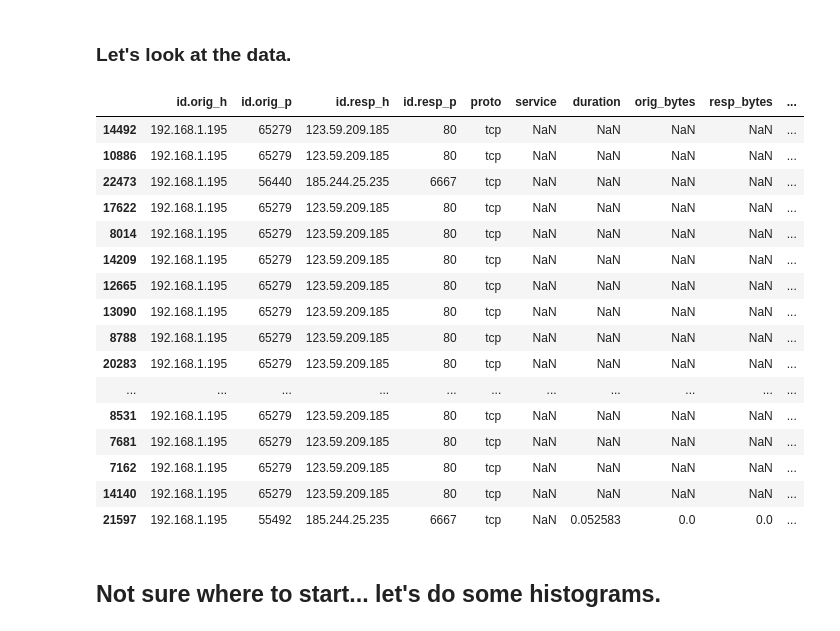
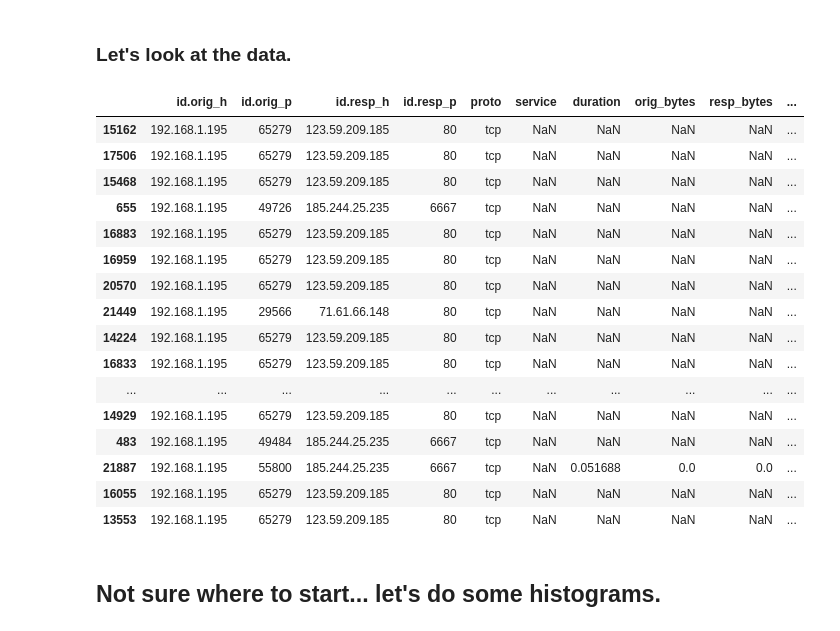
Before and after one commit to sdave777/Internet-of-Things_IDS_Data, a Jupyter notebook: notebooks/Scratch.ipynb, the cells around one changed output. Saved outputs shown, nothing was run; the diff lists cells and outputs as text; code cells hidden in the pictures.

```diff
--- a/Scratch.ipynb
+++ b/notebooks/Scratch.ipynb
@@ -6,29 +6,29 @@ import seaborn as sns
 # %% [markdown]
 ### Let's look at the data.
 # %%
-data = pd.read_csv('data/IOTNET24_IDS.csv').drop('Unnamed: 0', axis=1)
+data = pd.read_csv('../data/IOTNET24_IDS.csv').drop('Unnamed: 0', axis=1)
 
 data['duration'] = data['duration'] / 60
 
 data.sample(30)
 # %% [output]
 |  | id.orig_h | id.orig_p | id.resp_h | id.resp_p | proto | service | duration | orig_bytes | resp_bytes | ... |
-| 14492 | 192.168.1.195 | 65279 | 123.59.209.185 | 80 | tcp | NaN | NaN | NaN | NaN | ... |
-| 10886 | 192.168.1.195 | 65279 | 123.59.209.185 | 80 | tcp | NaN | NaN | NaN | NaN | ... |
-| 22473 | 192.168.1.195 | 56440 | 185.244.25.235 | 6667 | tcp | NaN | NaN | NaN | NaN | ... |
-| 17622 | 192.168.1.195 | 65279 | 123.59.209.185 | 80 | tcp | NaN | NaN | NaN | NaN | ... |
-| 8014 | 192.168.1.195 | 65279 | 123.59.209.185 | 80 | tcp | NaN | NaN | NaN | NaN | ... |
-| 14209 | 192.168.1.195 | 65279 | 123.59.209.185 | 80 | tcp | NaN | NaN | NaN | NaN | ... |
-| 12665 | 192.168.1.195 | 65279 | 123.59.209.185 | 80 | tcp | NaN | NaN | NaN | NaN | ... |
-| 13090 | 192.168.1.195 | 65279 | 123.59.209.185 | 80 | tcp | NaN | NaN | NaN | NaN | ... |
-| 8788 | 192.168.1.195 | 65279 | 123.59.209.185 | 80 | tcp | NaN | NaN | NaN | NaN | ... |
-| 20283 | 192.168.1.195 | 65279 | 123.59.209.185 | 80 | tcp | NaN | NaN | NaN | NaN | ... |
+| 15162 | 192.168.1.195 | 65279 | 123.59.209.185 | 80 | tcp | NaN | NaN | NaN | NaN | ... |
+| 17506 | 192.168.1.195 | 65279 | 123.59.209.185 | 80 | tcp | NaN | NaN | NaN | NaN | ... |
+| 15468 | 192.168.1.195 | 65279 | 123.59.209.185 | 80 | tcp | NaN | NaN | NaN | NaN | ... |
+| 655 | 192.168.1.195 | 49726 | 185.244.25.235 | 6667 | tcp | NaN | NaN | NaN | NaN | ... |
+| 16883 | 192.168.1.195 | 65279 | 123.59.209.185 | 80 | tcp | NaN | NaN | NaN | NaN | ... |
+| 16959 | 192.168.1.195 | 65279 | 123.59.209.185 | 80 | tcp | NaN | NaN | NaN | NaN | ... |
+| 20570 | 192.168.1.195 | 65279 | 123.59.209.185 | 80 | tcp | NaN | NaN | NaN | NaN | ... |
+| 21449 | 192.168.1.195 | 29566 | 71.61.66.148 | 80 | tcp | NaN | NaN | NaN | NaN | ... |
+| 14224 | 192.168.1.195 | 65279 | 123.59.209.185 | 80 | tcp | NaN | NaN | NaN | NaN | ... |
+| 16833 | 192.168.1.195 | 65279 | 123.59.209.185 | 80 | tcp | NaN | NaN | NaN | NaN | ... |
 | ... | ... | ... | ... | ... | ... | ... | ... | ... | ... | ... |
-| 8531 | 192.168.1.195 | 65279 | 123.59.209.185 | 80 | tcp | NaN | NaN | NaN | NaN | ... |
-| 7681 | 192.168.1.195 | 65279 | 123.59.209.185 | 80 | tcp | NaN | NaN | NaN | NaN | ... |
-| 7162 | 192.168.1.195 | 65279 | 123.59.209.185 | 80 | tcp | NaN | NaN | NaN | NaN | ... |
-| 14140 | 192.168.1.195 | 65279 | 123.59.209.185 | 80 | tcp | NaN | NaN | NaN | NaN | ... |
-| 21597 | 192.168.1.195 | 55492 | 185.244.25.235 | 6667 | tcp | NaN | 0.052583 | 0.0 | 0.0 | ... |
+| 14929 | 192.168.1.195 | 65279 | 123.59.209.185 | 80 | tcp | NaN | NaN | NaN | NaN | ... |
+| 483 | 192.168.1.195 | 49484 | 185.244.25.235 | 6667 | tcp | NaN | NaN | NaN | NaN | ... |
+| 21887 | 192.168.1.195 | 55800 | 185.244.25.235 | 6667 | tcp | NaN | 0.051688 | 0.0 | 0.0 | ... |
+| 16055 | 192.168.1.195 | 65279 | 123.59.209.185 | 80 | tcp | NaN | NaN | NaN | NaN | ... |
+| 13553 | 192.168.1.195 | 65279 | 123.59.209.185 | 80 | tcp | NaN | NaN | NaN | NaN | ... |
 # %% [markdown]
 ## Not sure where to start... let's do some histograms.
 # %%
```
Also changed, not shown: parts of 4 cells of this notebook, 15 other files.
